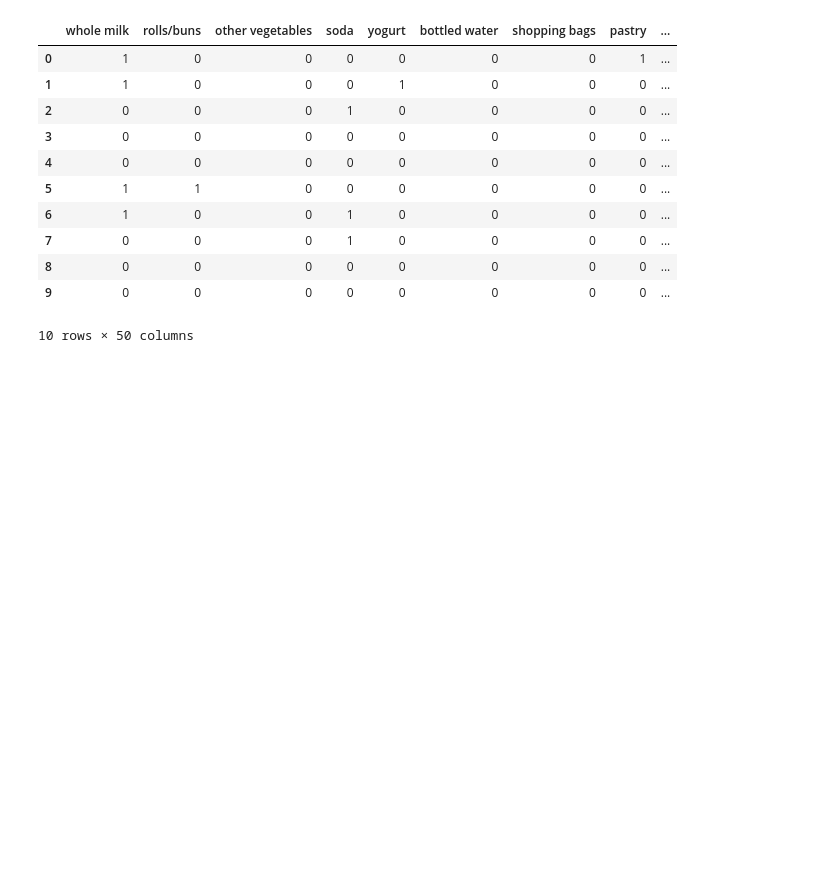
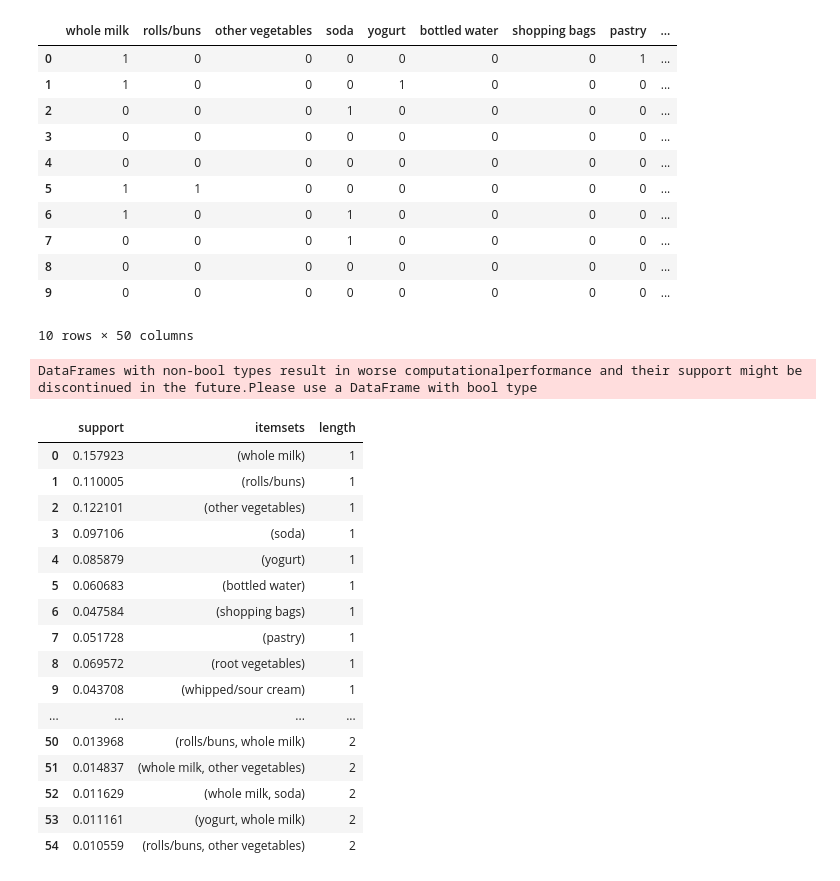
Before and after one commit to karthikeyanVK/MarketBasketAnalysis, a Jupyter notebook: marketbasketanalysis.ipynb, the cells around one changed output. Saved outputs shown, nothing was run; the diff lists cells and outputs as text; code cells hidden in the pictures; blank space fills up the shorter version.

Commit message:
added support rules

```diff
--- a/marketbasketanalysis.ipynb
+++ b/marketbasketanalysis.ipynb
@@ -291,3 +292,27 @@ dataset.head(10)
 | 8 | 0 | 0 | 0 | 0 | 0 | 0 | 0 | 0 | ... |
 | 9 | 0 | 0 | 0 | 0 | 0 | 0 | 0 | 0 | ... |
 10 rows × 50 columns
+# %%
+
+frequent_itemsets = apriori(dataset, min_support=0.01, use_colnames=True)
+frequent_itemsets['length'] = frequent_itemsets['itemsets'].apply(lambda x: len(x))
+frequent_itemsets
+# %% [output]
+DataFrames with non-bool types result in worse computationalperformance and their support might be discontinued in the future.Please use a DataFrame with bool type
+|  | support | itemsets | length |
+| 0 | 0.157923 | (whole milk) | 1 |
+| 1 | 0.110005 | (rolls/buns) | 1 |
+| 2 | 0.122101 | (other vegetables) | 1 |
+| 3 | 0.097106 | (soda) | 1 |
+| 4 | 0.085879 | (yogurt) | 1 |
+| 5 | 0.060683 | (bottled water) | 1 |
+| 6 | 0.047584 | (shopping bags) | 1 |
+| 7 | 0.051728 | (pastry) | 1 |
+| 8 | 0.069572 | (root vegetables) | 1 |
+| 9 | 0.043708 | (whipped/sour cream) | 1 |
+| ... | ... | ... | ... |
+| 50 | 0.013968 | (rolls/buns, whole milk) | 2 |
+| 51 | 0.014837 | (whole milk, other vegetables) | 2 |
+| 52 | 0.011629 | (whole milk, soda) | 2 |
+| 53 | 0.011161 | (yogurt, whole milk) | 2 |
+| 54 | 0.010559 | (rolls/buns, other vegetables) | 2 |
```
Also changed, not shown: parts of 3 cells of this notebook.
